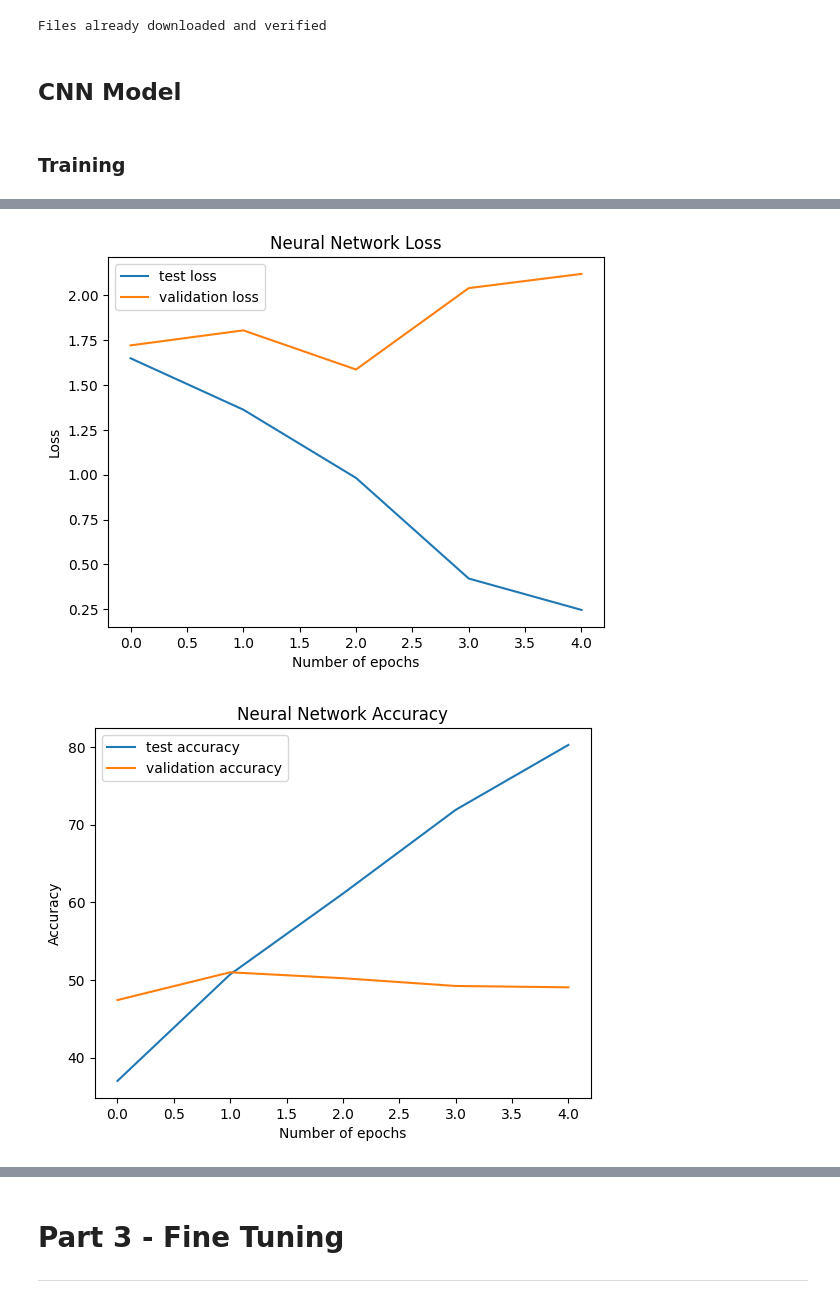
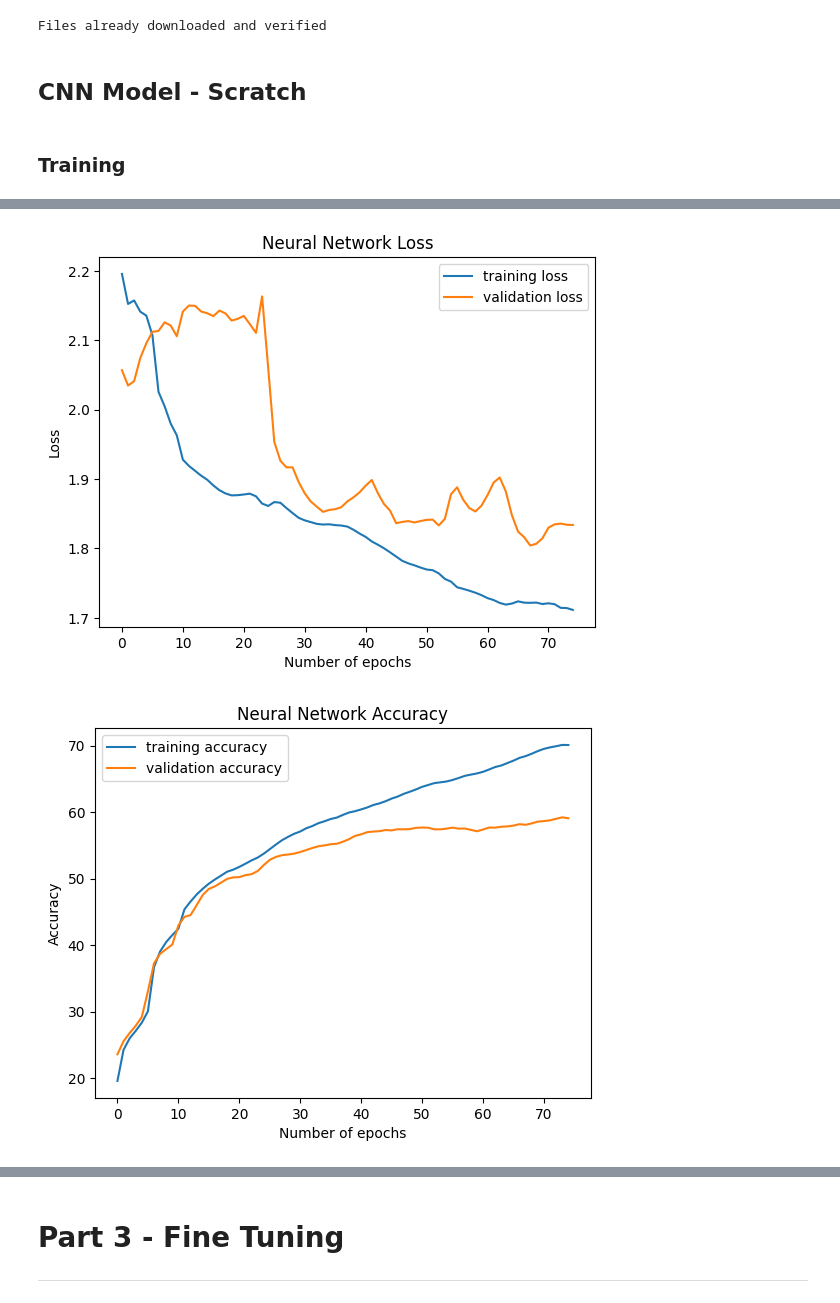
Before and after one commit to joshusooyaa/HW1_472, a Jupyter notebook: HW1_JoshSawyer.ipynb, the cells around one changed output, grey strips where cells are left out. Drawn from its saved outputs; the diff is of its cells as text; code cells hidden in the pictures.

Commit message:
Added results from testing scratch model

```diff
--- a/HW1_JoshSawyer.ipynb
+++ b/HW1_JoshSawyer.ipynb
@@ -376,32 +380,39 @@ test_data = DataLoader(test_dataset,
 # %% [output]
 Files already downloaded and verified
 # %% [markdown]
-## CNN Model
+## CNN Model - Scratch
 # %%
 class SimpleConv(nn.Module):
     def __init__(self,
                input_channels=3,
               ):
       super().__init__()
-      self.conv = nn.Sequential(nn.Conv2d(input_channels, 6, kernel_size=3, padding=1, stride=1),
-                                nn.BatchNorm2d(6),
-                                nn.Conv2d(6, 12, kernel_size=3, padding=1, stride=1),
-                                nn.BatchNorm2d(12),
-                                nn.Conv2d(12, 24, kernel_size=3, padding=1, stride=1),
-                                nn.BatchNorm2d(24),
+      self.conv = nn.Sequential(nn.Conv2d(input_channels, 32, kernel_size=3, padding=1, stride=1),
+                                nn.ReLU(),
+                                nn.MaxPool2d(kernel_size=2, stride=2),
+                                nn.Conv2d(32, 32, kernel_size=3, padding=1, stride=1),
+                                nn.ReLU(),
+                                nn.MaxPool2d(kernel_size=2, stride=2),
+                                nn.Conv2d(32, 32, kernel_size=3, padding=1, stride=1),
+                                nn.ReLU(),
+                                nn.MaxPool2d(kernel_size=2, stride=2),
                                )
-      self.fc = nn.Sequential(nn.Linear(24*32*32, 4096),
+      self.fc = nn.Sequential(nn.Linear(512, 2048),
                               nn.ReLU(),
-                              nn.Linear(4096, 1024),
+                              # nn.Linear(512, 512),
+                              # nn.ReLU(),
+                              nn.Linear(2048, 10),
                               nn.ReLU(),
-                              nn.Linear(1024, 10),
-                              nn.ReLU(),
+                              nn.Softmax(dim=1),
                              )
     def forward(self, x):
         x = self.conv(x)
         b, c, h, w = x.shape
         x = x.view(b, -1)
         x = self.fc(x)
+
+
+
         return x
 # %% [markdown]
 ### Training
@@ -416,7 +427,8 @@ model = SimpleConv().to(device)
 
 print(model)
 
-optimizer = optim.SGD(model.parameters(), lr=learning_rate)
+optimizer = optim.Adam(model.parameters(), lr=learning_rate, weight_decay=wd)
+# scheduler = torch.optim.lr_scheduler.StepLR(optimizer, step_size=30, gamma=.1)
 
 loss_history = []
 acc_history = []
@@ -438,6 +450,7 @@ for epoch in notebook.trange(nepochs,
         label = label.to(device)
         out = model(data)
         loss = LossFunction(out, label)
+
         loss.backward()
         optimizer.step()
 
@@ -475,7 +488,7 @@ for epoch in notebook.trange(nepochs,
         val_loss_history.append(loss.item())
 
 
-plt.plot(loss_history, label='test loss')
+plt.plot(loss_history, label='training loss')
 plt.plot(val_loss_history, label='validation loss')
 plt.title("Neural Network Loss")
 plt.xlabel("Number of epochs")
@@ -483,7 +496,7 @@ plt.ylabel("Loss")
 plt.legend()
 plt.show()
 
-plt.plot(acc_history, label='test accuracy')
+plt.plot(acc_history, label='training accuracy')
 plt.plot(val_acc_history, label='validation accuracy')
 plt.title("Neural Network Accuracy")
 plt.xlabel("Number of epochs")
@@ -517,2 +544,2 @@ Epoch 4: loss: 0.2465618997812271
-[figure, old version]
+[figure, new version]
-[figure, old version]
+[figure, new version]
```
Also changed, not shown: parts of 6 cells of this notebook.
